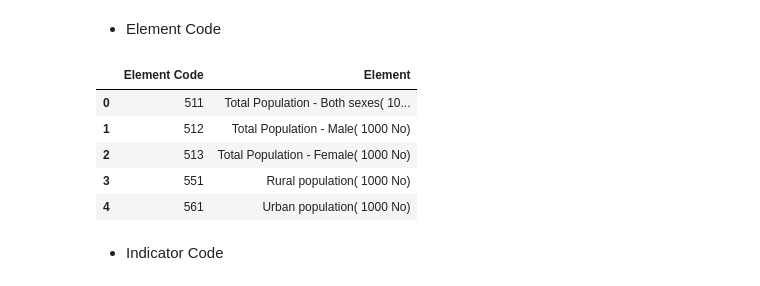
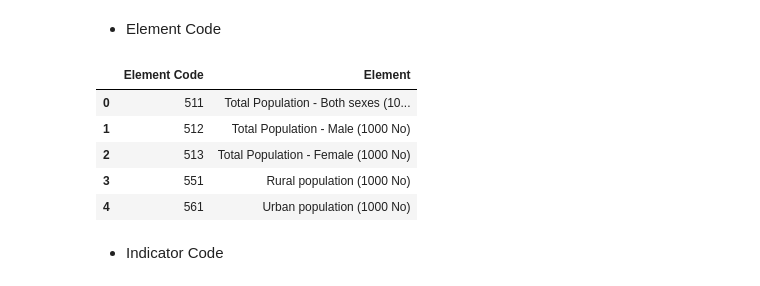
Before and after one commit to DunQua/-Intro2DS-Final-Seminar, a Jupyter notebook: source_code/02_preprocess_data.ipynb, the cells around one changed output. Cells and saved outputs as stored; diff of their text form; code cells hidden in the pictures.

```diff
--- a/source_code/02_preprocess_data.ipynb
+++ b/source_code/02_preprocess_data.ipynb
@@ -168,11 +138,9 @@ domain_code = []
 for df in [annual_pop_df, agri_employments_df, rural_employments_df, values_df, products_df]:
     codes = df['Domain Code'].unique()
     for c in codes:
-        dom = df['Domain'][df['Domain Code'] == c].unique()[0]
-        if c not in domain_code:
-            domain_code.append(c)
-        if dom not in domain:
-            domain.append(dom)
+        dom = df['Domain'][df['Domain Code'] == c].values[0]
+        domain_code.append(c)
+        domain.append(dom)
 
 
 domain_df = pd.DataFrame(list(zip(domain_code, domain)), columns= ['Domain Code', 'Domain'])
@@ -193,14 +161,13 @@ area_code = []
 for df in [annual_pop_df, agri_employments_df, rural_employments_df, values_df, products_df]:
     codes = df['Area Code'].unique()
     for c in codes:
-        are = df['Area'][df['Area Code'] == c].unique()[0]
-        if c not in area_code:
-            area_code.append(c)
-        if are not in area:
-            area.append(are)
+        are = df['Area'][df['Area Code'] == c].values[0]
+        area_code.append(c)
+        area.append(are)
 
 
 area_df = pd.DataFrame(list(zip(area_code, area)), columns= ['Area Code', 'Area'])
+area_df = area_df.drop_duplicates()
 area_df.to_csv("../data/external/area_code.csv", index= False)
 area_df.head()
 # %% [output]
@@ -211,26 +178,25 @@ area_df.head()
 # %%
 element = []
 element_code = []
 for df in [annual_pop_df, values_df, products_df]:
     codes = df['Element Code'].unique()
     for c in codes:
-        ele = df['Element'][df['Element Code'] == c].unique()[0]
-        if c not in element_code:
-            element_code.append(c)
-        if are not in element:
-            element.append(ele + f" ({(df[df['Element Code'] == c]['Unit'].unique()[0])})")
+        ele = df['Element'][df['Element Code'] == c].values[0]
+        element_code.append(c)
+        element.append(ele + f" ({(df[df['Element Code'] == c]['Unit'].unique()[0])})")
 
 
 element_df = pd.DataFrame(list(zip(element_code, element)), columns= ['Element Code', 'Element'])
+element_df = element_df.drop_duplicates()
 element_df.to_csv("../data/external/element_code.csv", index= False)
 element_df.head()
 # %% [output]
 |  | Element Code | Element |
-| 0 | 511 | Total Population - Both sexes( 10... |
-| 1 | 512 | Total Population - Male( 1000 No) |
-| 2 | 513 | Total Population - Female( 1000 No) |
-| 3 | 551 | Rural population( 1000 No) |
-| 4 | 561 | Urban population( 1000 No) |
+| 0 | 511 | Total Population - Both sexes (10... |
+| 1 | 512 | Total Population - Male (1000 No) |
+| 2 | 513 | Total Population - Female (1000 No) |
+| 3 | 551 | Rural population (1000 No) |
+| 4 | 561 | Urban population (1000 No) |
 # %% [markdown]
 -   Indicator Code
 # %%
```
Also changed, not shown: parts of 5 cells of this notebook, 2 other files.
